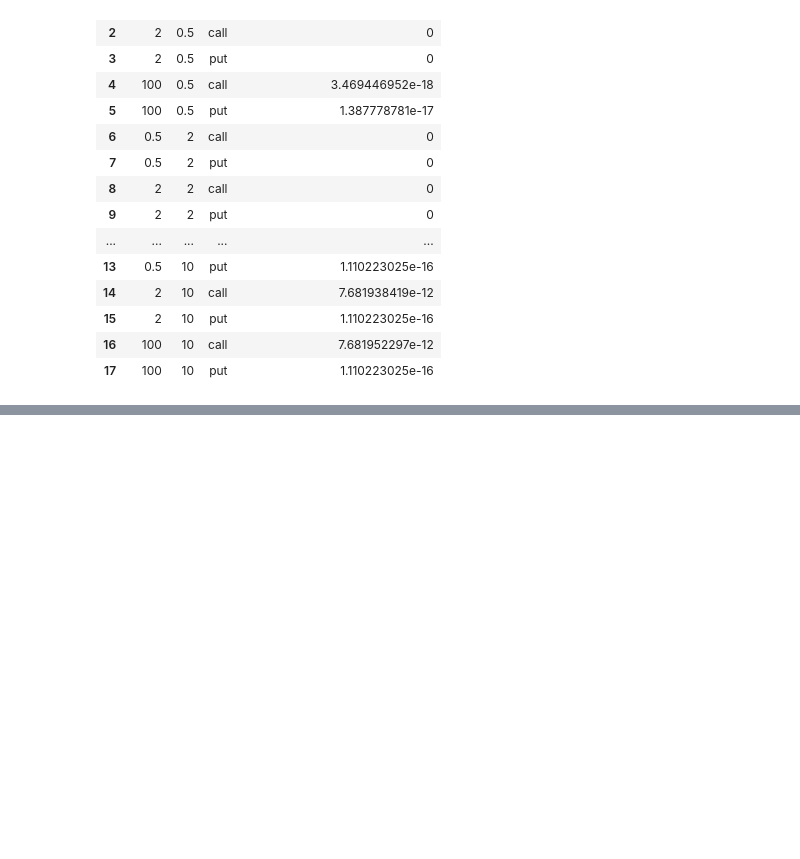
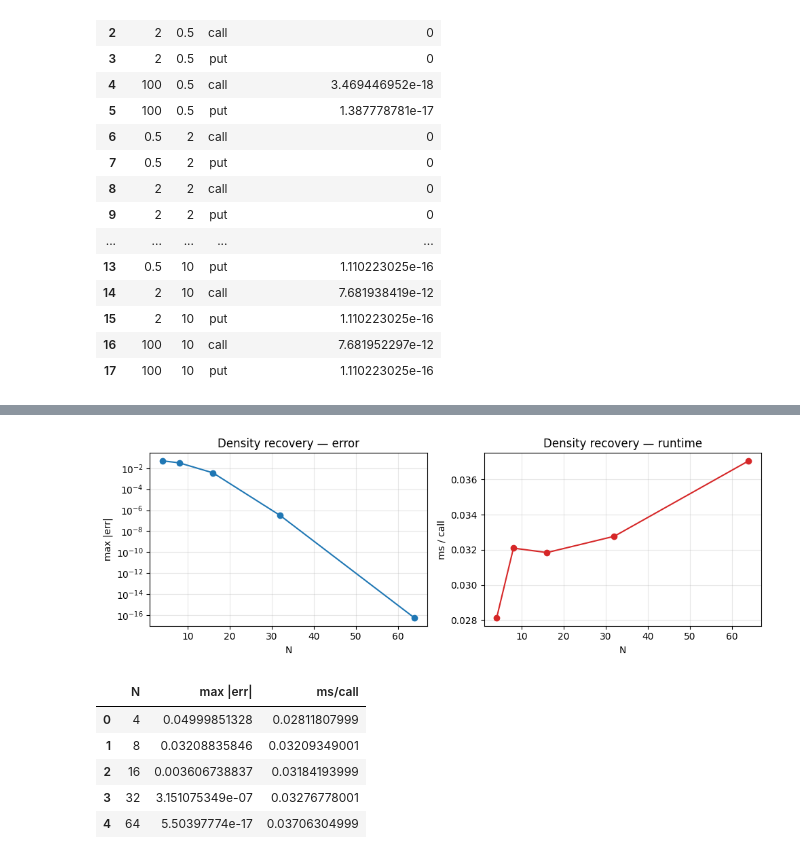
Before and after one commit to ee2625/fourier-cosine-option-pricing, a Jupyter notebook: notebooks/tests.ipynb, the cells around one changed output, grey strips where cells are left out. Drawn from its saved outputs; the diff is of its cells as text; code cells hidden in the pictures; blank space fills up the shorter version.

```diff
--- a/notebooks/tests.ipynb
+++ b/notebooks/tests.ipynb
@@ -25,12 +31,14 @@ scipy/pandas.
 # %%
-import os, sys
+import os, sys, time
 ROOT = os.path.abspath(os.path.join(os.getcwd(),
     ".." if os.path.basename(os.getcwd()) == "notebooks" else "."))
 sys.path.insert(0, os.path.join(ROOT, "src"))
 
 import numpy as np
 import pandas as pd
-from scipy.stats import linregress
+import matplotlib.pyplot as plt
+from mpl_toolkits.mplot3d import Axes3D  # noqa: F401 — registers 3d projection
+from scipy.stats import linregress, norm
 
 from cos_pricing import (
     BsmModel, NormalCos, HestonCOSPricer, VgModel,
@@ -38,6 +46,7 @@ from cos_pricing import (
 )
 
 pd.set_option("display.float_format", lambda x: f"{x:.10g}")
+plt.rcParams["figure.dpi"] = 100
 print("imports OK")
 # %% [output]
 imports OK
@@ -912,0 +938,44 @@ pd.DataFrame(rows, columns=["alpha", "mu", "cp", "worst |C_resc/(alpha*S0) - C/S
+# %%
+def cf_normal(w):
+    return np.exp(-0.5 * w**2)
+
+def density_recover(N, a=-10.0, b=10.0, x_eval=np.array([-5.0, 5.0])):
+    ba = b - a
+    k  = np.arange(N)
+    u  = k * np.pi / ba
+    Fk = (2.0 / ba) * (cf_normal(u) * np.exp(-1j * u * a)).real
+    Fk[0] *= 0.5
+    theta = np.outer((x_eval - a) / ba * np.pi, k)
+    return np.cos(theta) @ Fk
+
+ref = norm.pdf(np.array([-5.0, 5.0]))
+Ns  = [4, 8, 16, 32, 64]
+rows = []
+for N in Ns:
+    err = float(np.max(np.abs(density_recover(N) - ref)))
+    reps = 10_000
+    t0   = time.perf_counter()
+    for _ in range(reps):
+        density_recover(N)
+    ms = (time.perf_counter() - t0) / reps * 1e3
+    rows.append((N, err, ms))
+df_tbl1 = pd.DataFrame(rows, columns=["N", "max |err|", "ms/call"])
+
+fig, (a1, a2) = plt.subplots(1, 2, figsize=(10, 3.5))
+a1.semilogy(df_tbl1["N"], df_tbl1["max |err|"], "o-", color="#1f77b4")
+a1.set(xlabel="N", ylabel="max |err|", title="Density recovery — error")
+a1.grid(True, which="both", alpha=0.3)
+a2.plot(df_tbl1["N"], df_tbl1["ms/call"], "o-", color="#d62728")
+a2.set(xlabel="N", ylabel="ms / call", title="Density recovery — runtime")
+a2.grid(True, alpha=0.3)
+fig.tight_layout(); plt.show()
+
+df_tbl1
+# %% [output]
+[figure, added]
+|  | N | max |err| | ms/call |
+| 0 | 4 | 0.04999851328 | 0.02811807999 |
+| 1 | 8 | 0.03208835846 | 0.03209349001 |
+| 2 | 16 | 0.003606738837 | 0.03184193999 |
+| 3 | 32 | 3.151075349e-07 | 0.03276778001 |
+| 4 | 64 | 5.50397774e-17 | 0.03706304999 |
```
Also changed, not shown: parts of 26 cells of this notebook.
